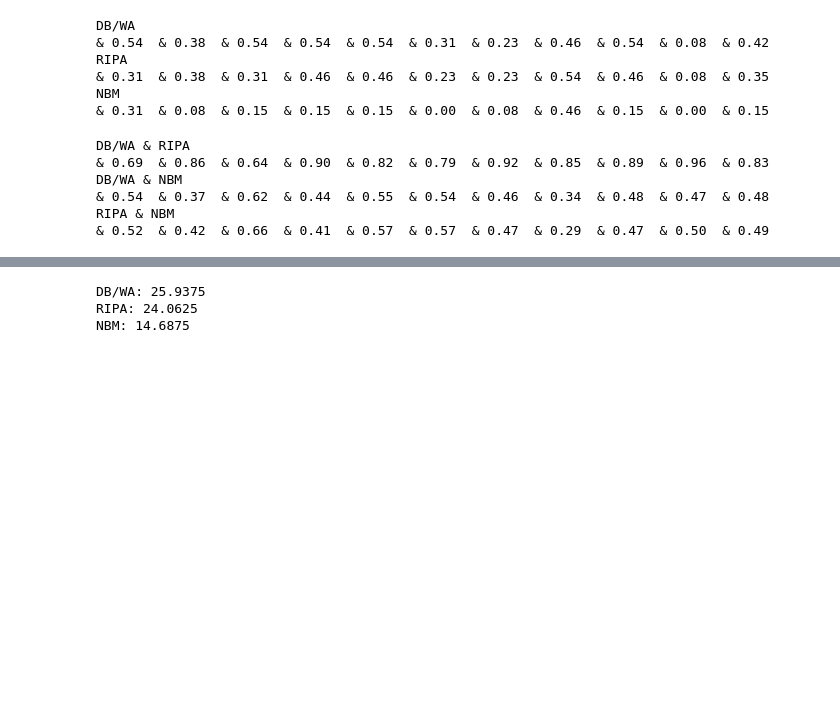
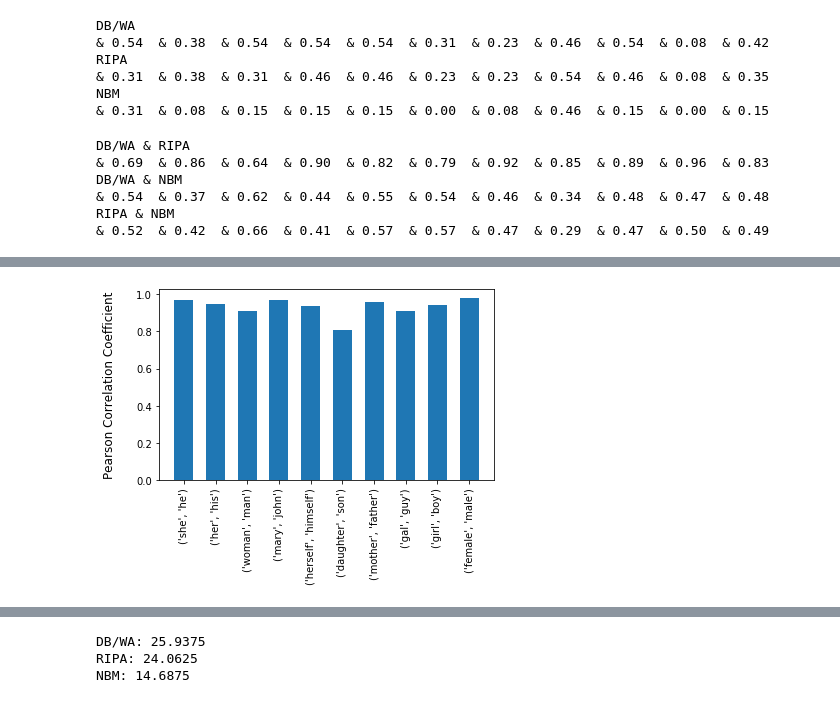
Before and after one commit to alisonsneyd/Gender_bias_word_embeddings, a Jupyter notebook: bias_embeddings_paper_code.ipynb, the cells around one changed output, grey strips where cells are left out. Drawn from its saved outputs; the diff is of its cells as text; code cells hidden in the pictures; blank space fills up the shorter version.

Commit message:
added code for figure2

```diff
--- a/bias_embeddings_paper_code.ipynb
+++ b/bias_embeddings_paper_code.ipynb
@@ -23,12 +33,4 @@ from sklearn.metrics import cohen_kappa_score
 # %%
-# LOAD INPUT DATA
-
-# load word embeddings from file
-model = KeyedVectors.load_word2vec_format('input_data/GoogleNews-vectors-negative300.bin', binary=True)
-model.init_sims()
-model_normed = KeyedVectors.load_word2vec_format('input_data/GoogleNews-vectors-negative300.bin', binary=True)
-model_normed.init_sims(replace=True)
-
 #  Bolukbasi list professions
 with open('input_data/professions.json', 'r') as f:
         professions = json.load(f)
@@ -740,0 +776,13 @@ RIPA & NBM
+# %%
+def pearson(a,b):
+    return scipy.stats.pearsonr(a,b)
+
+def correlation(cos_diff, kappa):
+    corrs = []
+    for i in range(10):
+        corr = pearson(cos_diff[i], kappa[i])
+        corrs.append(corr)
+    return corrs
+
+bdb_cos_corr = correlation(pais_diffs, bdb_kappa)
+bdb_cos_corr
@@ -741,3 +800,22 @@ RIPA & NBM
+# %%
+plt.figure(figsize=(6,5))
+bdb_corr = [t[0] for t in bdb_cos_corr]
+
+x = np.arange(10)
+
+plt.bar(x, bdb_corr , width=0.6,  align='center', label = 'GD/WA' )
+
+plt.ylabel("Pearson Correlation Coefficient", labelpad=20, size=12)
+# plt.xticks(x, ['-'.join(a) for a in attribute_pairs],  rotation='vertical', size = 12)
+plt.xticks(x, def_pairs,  rotation='vertical')
+
+#plt.legend(loc='upper center', prop = {'size': 12}, bbox_to_anchor=(0.5, 1.05),
+#          ncol=4, fancybox=True, shadow=True)
+plt.gcf().subplots_adjust(bottom=0.35, hspace = 0, wspace = 0)
+
+plt.show()
+# %% [output]
+[figure, added]
 # %%
 # EXAMPLE INCONSISTENCIES
 # negative score = male bias, positive score = female bias
```
Also changed, not shown: parts of 6 cells of this notebook.
